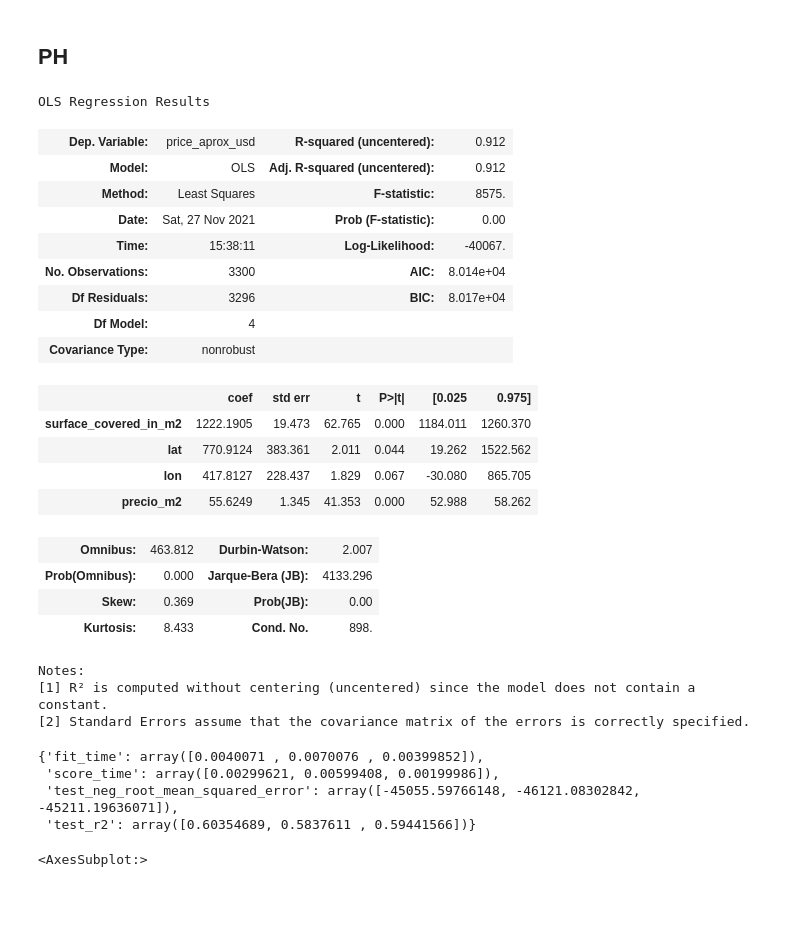
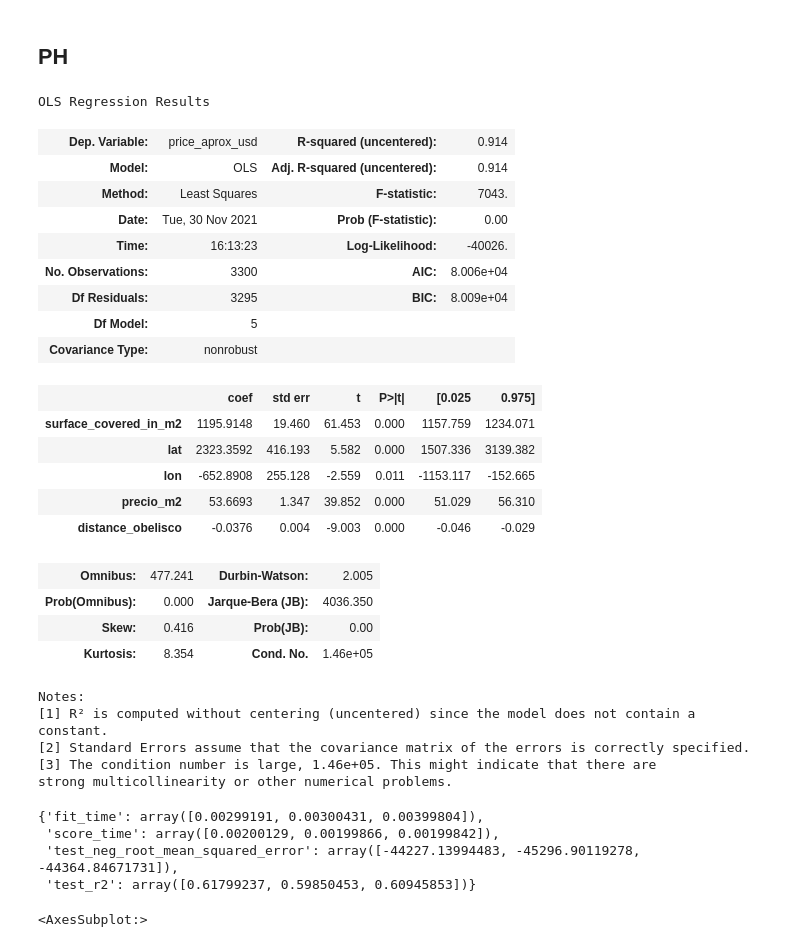
Before and after one commit to soledadh/limpieza_dataset_inmobiliario, a Jupyter notebook: multivariate_regression.ipynb, the cells around one changed output. Drawn from its saved outputs; the diff is of its cells as text; code cells hidden in the pictures; blank space fills up the shorter version.

```diff
--- a/multivariate_regression.ipynb
+++ b/multivariate_regression.ipynb
@@ -265,36 +238,39 @@ cv_store
 # %%
 df_ph= pd.read_csv('./data/df_ph.csv')
 # %%
-cv_ph, lm_ph = reg_lineal_multiple(df_ph,['surface_covered_in_m2', 'lat', 'lon', 'precio_m2'] )
+cv_ph, lm_ph = reg_lineal_multiple(df_ph,['surface_covered_in_m2', 'lat', 'lon', 'precio_m2','distance_obelisco'] )
 lm_ph.summary()
 # %% [output]
 OLS Regression Results
-| Dep. Variable: | price_aprox_usd | R-squared (uncentered): | 0.912 |
-| Model: | OLS | Adj. R-squared (uncentered): | 0.912 |
-| Method: | Least Squares | F-statistic: | 8575. |
-| Date: | Sat, 27 Nov 2021 | Prob (F-statistic): | 0.00 |
-| Time: | 15:38:11 | Log-Likelihood: | -40067. |
-| No. Observations: | 3300 | AIC: | 8.014e+04 |
-| Df Residuals: | 3296 | BIC: | 8.017e+04 |
-| Df Model: | 4 |  |  |
+| Dep. Variable: | price_aprox_usd | R-squared (uncentered): | 0.914 |
+| Model: | OLS | Adj. R-squared (uncentered): | 0.914 |
+| Method: | Least Squares | F-statistic: | 7043. |
+| Date: | Tue, 30 Nov 2021 | Prob (F-statistic): | 0.00 |
+| Time: | 16:13:23 | Log-Likelihood: | -40026. |
+| No. Observations: | 3300 | AIC: | 8.006e+04 |
+| Df Residuals: | 3295 | BIC: | 8.009e+04 |
+| Df Model: | 5 |  |  |
 | Covariance Type: | nonrobust |  |  |
 |  | coef | std err | t | P>|t| | [0.025 | 0.975] |
-| surface_covered_in_m2 | 1222.1905 | 19.473 | 62.765 | 0.000 | 1184.011 | 1260.370 |
-| lat | 770.9124 | 383.361 | 2.011 | 0.044 | 19.262 | 1522.562 |
-| lon | 417.8127 | 228.437 | 1.829 | 0.067 | -30.080 | 865.705 |
-| precio_m2 | 55.6249 | 1.345 | 41.353 | 0.000 | 52.988 | 58.262 |
+| surface_covered_in_m2 | 1195.9148 | 19.460 | 61.453 | 0.000 | 1157.759 | 1234.071 |
+| lat | 2323.3592 | 416.193 | 5.582 | 0.000 | 1507.336 | 3139.382 |
+| lon | -652.8908 | 255.128 | -2.559 | 0.011 | -1153.117 | -152.665 |
+| precio_m2 | 53.6693 | 1.347 | 39.852 | 0.000 | 51.029 | 56.310 |
+| distance_obelisco | -0.0376 | 0.004 | -9.003 | 0.000 | -0.046 | -0.029 |
-| Omnibus: | 463.812 | Durbin-Watson: | 2.007 |
-| Prob(Omnibus): | 0.000 | Jarque-Bera (JB): | 4133.296 |
-| Skew: | 0.369 | Prob(JB): | 0.00 |
-| Kurtosis: | 8.433 | Cond. No. | 898. |
+| Omnibus: | 477.241 | Durbin-Watson: | 2.005 |
+| Prob(Omnibus): | 0.000 | Jarque-Bera (JB): | 4036.350 |
+| Skew: | 0.416 | Prob(JB): | 0.00 |
+| Kurtosis: | 8.354 | Cond. No. | 1.46e+05 |
 Notes:
 [1] R² is computed without centering (uncentered) since the model does not contain a constant.
 [2] Standard Errors assume that the covariance matrix of the errors is correctly specified.
+[3] The condition number is large, 1.46e+05. This might indicate that there are
+strong multicollinearity or other numerical problems.
 # %%
 cv_ph
 # %% [output]
-{'fit_time': array([0.0040071 , 0.0070076 , 0.00399852]),
- 'score_time': array([0.00299621, 0.00599408, 0.00199986]),
- 'test_neg_root_mean_squared_error': array([-45055.59766148, -46121.08302842, -45211.19636071]),
- 'test_r2': array([0.60354689, 0.5837611 , 0.59441566])}
+{'fit_time': array([0.00299191, 0.00300431, 0.00399804]),
+ 'score_time': array([0.00200129, 0.00199866, 0.00199842]),
+ 'test_neg_root_mean_squared_error': array([-44227.13994483, -45296.90119278, -44364.84671731]),
+ 'test_r2': array([0.61799237, 0.59850453, 0.60945853])}
 # %%
```
Also changed, not shown: parts of 29 cells of this notebook.
